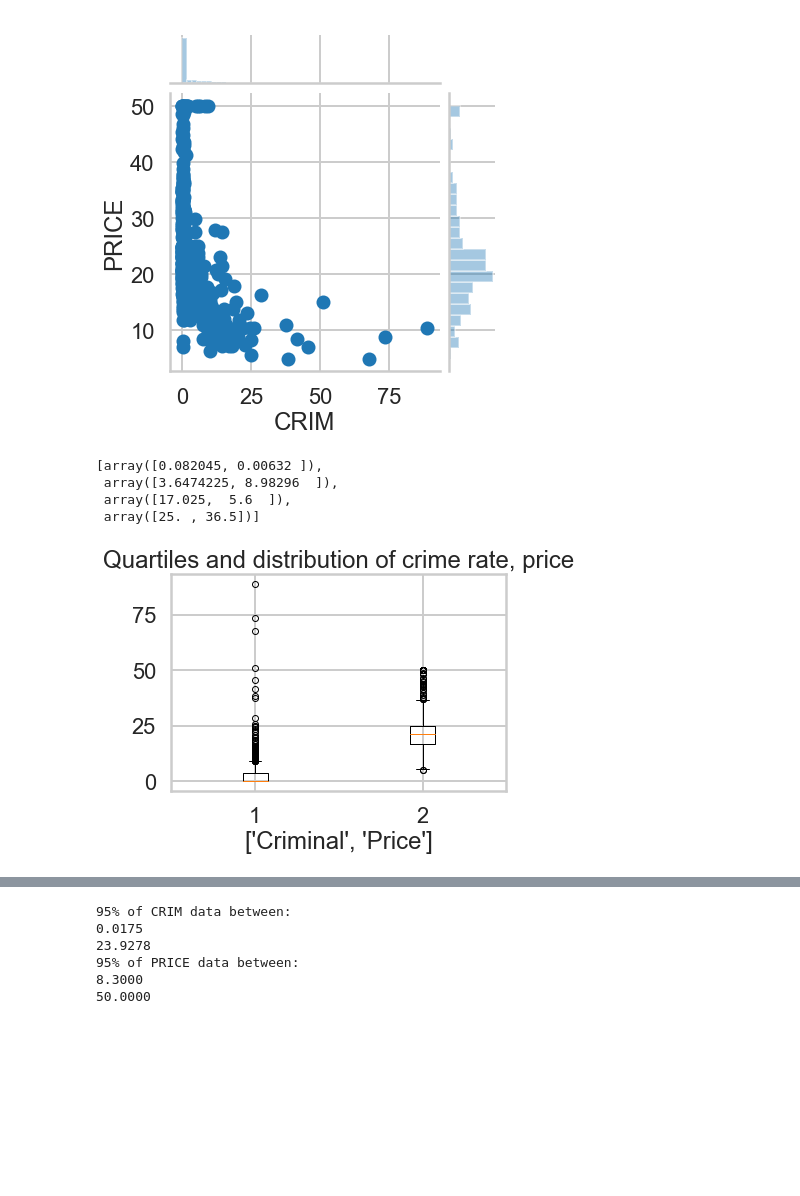
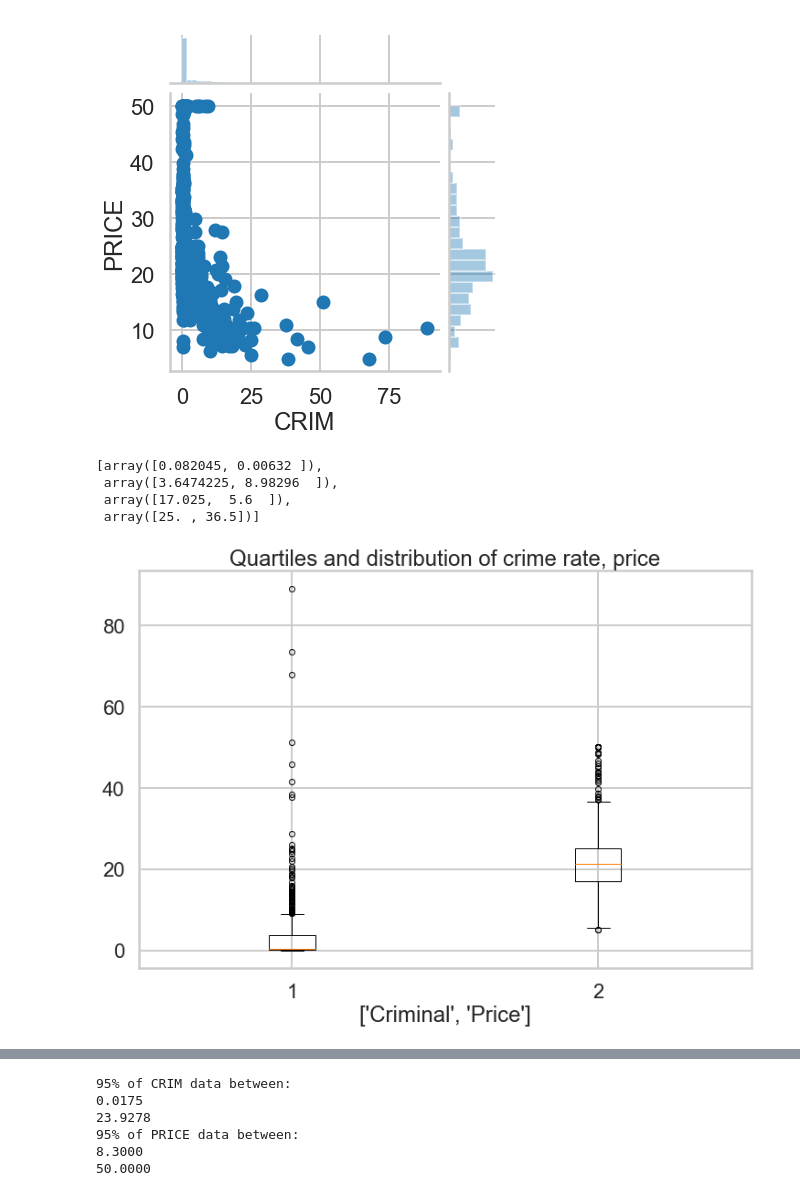
Before and after one commit to SlothDream/SB_MiniProjects, a Jupyter notebook: linear_regression/Mini_Project_Linear_Regression.ipynb, the cells around one changed output, grey strips where cells are left out. Saved outputs shown, nothing was run; the diff lists cells and outputs as text; code cells hidden in the pictures; blank space fills up the shorter version.

```diff
--- a/linear_regression/Mini_Project_Linear_Regression.ipynb
+++ b/linear_regression/Mini_Project_Linear_Regression.ipynb
@@ -271,18 +271,19 @@ sns.jointplot(bos.CRIM, bos.PRICE)
 <seaborn.axisgrid.JointGrid at 0x...>
 [figure]
 # %%
+_, ax = plt.subplots(figsize=(12,8))
 _ = plt.boxplot([bos.CRIM, bos.PRICE])
 whiskers = [item.get_ydata() for item in _['whiskers']]
 _ = plt.xlabel(['Criminal', 'Price'])
 _ = plt.title('Quartiles and distribution of crime rate, price')
 
 whiskers
 # %% [output]
 [array([0.082045, 0.00632 ]),
  array([3.6474225, 8.98296  ]),
  array([17.025,  5.6  ]),
  array([25. , 36.5])]
-[figure, old version]
+[figure, new version]
 # %%
 # Set up a cdf function to quickly see distributions.
 def ecdf(data):
```
Also changed, not shown: parts of 33 cells of this notebook.
